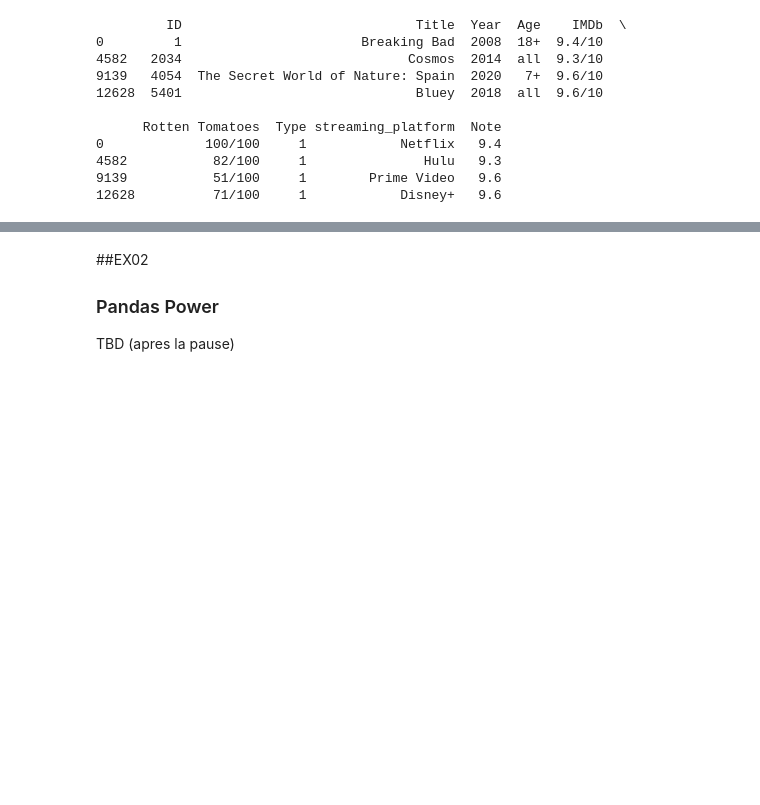
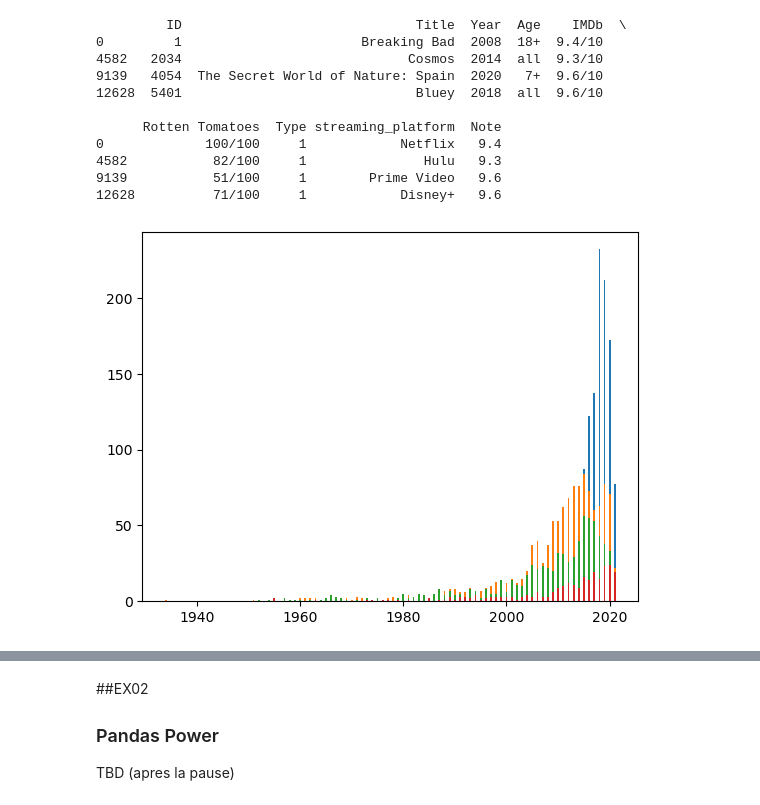
Before and after one commit to lapointe05/m1-miage, a Jupyter notebook: src/to_do/td_06/M1 MIAGE - TD 06.ipynb, the cells around one changed output, grey strips where cells are left out. Drawn from its saved outputs; the diff is of its cells as text; code cells hidden in the pictures; blank space fills up the shorter version.

Commit message:
add plot

```diff
--- a/src/to_do/td_06/M1 MIAGE - TD 06.ipynb
+++ b/src/to_do/td_06/M1 MIAGE - TD 06.ipynb
@@ -164,0 +162,35 @@ print(tv_data[top_shows])
+# %%
+# Faire un graphique avec le nombre de shows par année (sur Y, et sur l'axe X les années) par plateforme de streaming (en series).
+# Libres sur le choix du graphique [help](https://pandas.pydata.org/docs/reference/api/pandas.DataFrame.plot.bar.html)
+labels = tv_data["Year"].sort_values(ascending=True).unique()
+nbr = tv_data.groupby(["streaming_platform", "Year"])["ID"].count()
+
+x_netflix = list(nbr["Netflix"].index)
+x_hulu = list(nbr["Hulu"].index)
+x_prime_video = list(nbr["Prime Video"].index)
+x_disney = list(nbr["Disney+"].index)
+
+width = 0.35  # the width of the bars
+
+fig, ax = plt.subplots()
+
+rect_netflix = ax.bar(x_netflix, nbr["Netflix"].tolist(), width, label='Netflix')
+rect_hulu = ax.bar(x_hulu, nbr["Hulu"].tolist(), width, label='Hulu')
+rect_prime_video = ax.bar(x_prime_video, nbr["Prime Video"].tolist(), width, label='Prime Video')
+rect_disney = ax.bar(x_disney, nbr["Disney+"].tolist(), width, label='Disney+')
+
+# ax.set_ylabel('Nombre de série')
+# ax.set_title('Nombre de série par année et par plateforme')
+# ax.set_xticks(x_netflix, labels)
+# ax.legend()
+
+# ax.bar_label(rect_netflix, padding=3)
+# ax.bar_label(rect_hulu, padding=3)
+# ax.bar_label(rect_prime_video, padding=3)
+# ax.bar_label(rect_disney, padding=3)
+
+# fig.tight_layout()
+
+plt.show()
+# %% [output]
+[figure, added]
```
Also changed, not shown: parts of 2 cells of this notebook.
